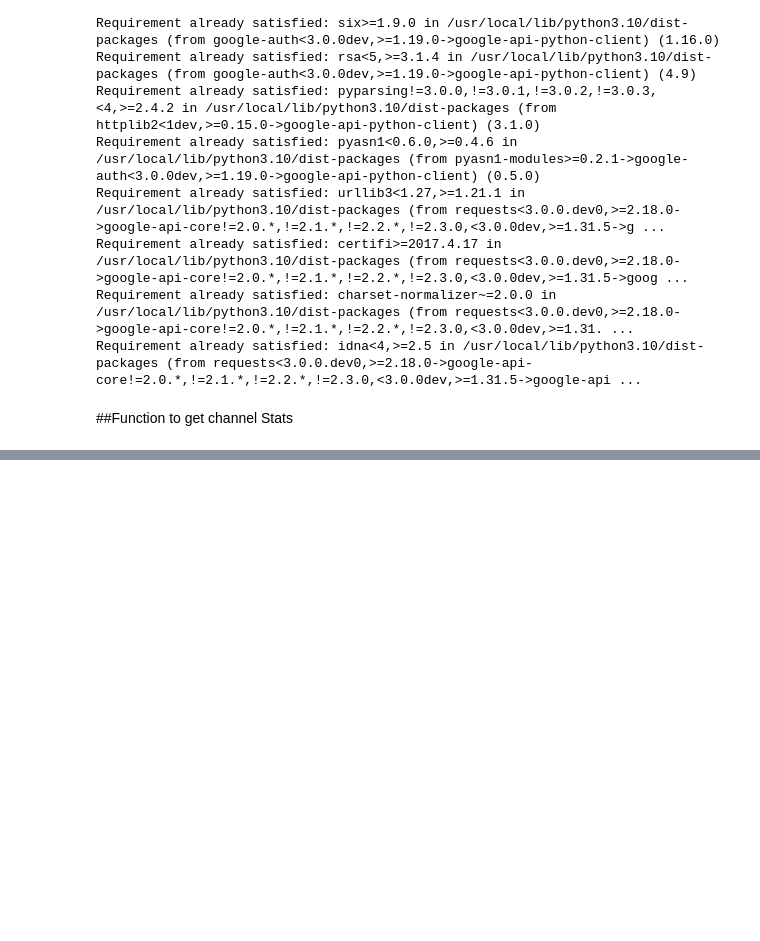
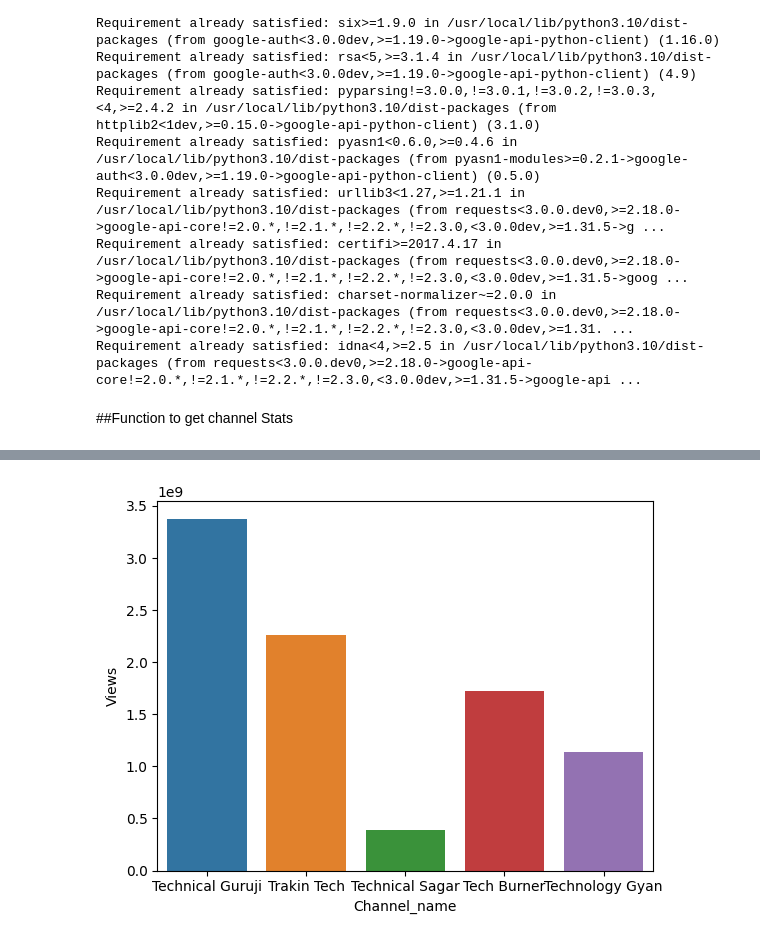
Before and after one commit to itsBaivab/AI-ML_Project-, a Jupyter notebook: Youtube_comment_Sentiment_analysis.ipynb, the cells around one changed output, grey strips where cells are left out. Saved outputs shown, nothing was run; the diff lists cells and outputs as text; code cells hidden in the pictures; blank space fills up the shorter version.

```diff
--- a/Youtube_comment_Sentiment_analysis.ipynb
+++ b/Youtube_comment_Sentiment_analysis.ipynb
@@ -60,0 +85,4 @@ get_channel_stats(youtube, channel_id)
+# %%
+ax = sb.barplot(x='Channel_name', y='Views',data=channel_data)
+# %% [output]
+[figure, added]
```
Also changed, not shown: parts of 19 cells of this notebook.
